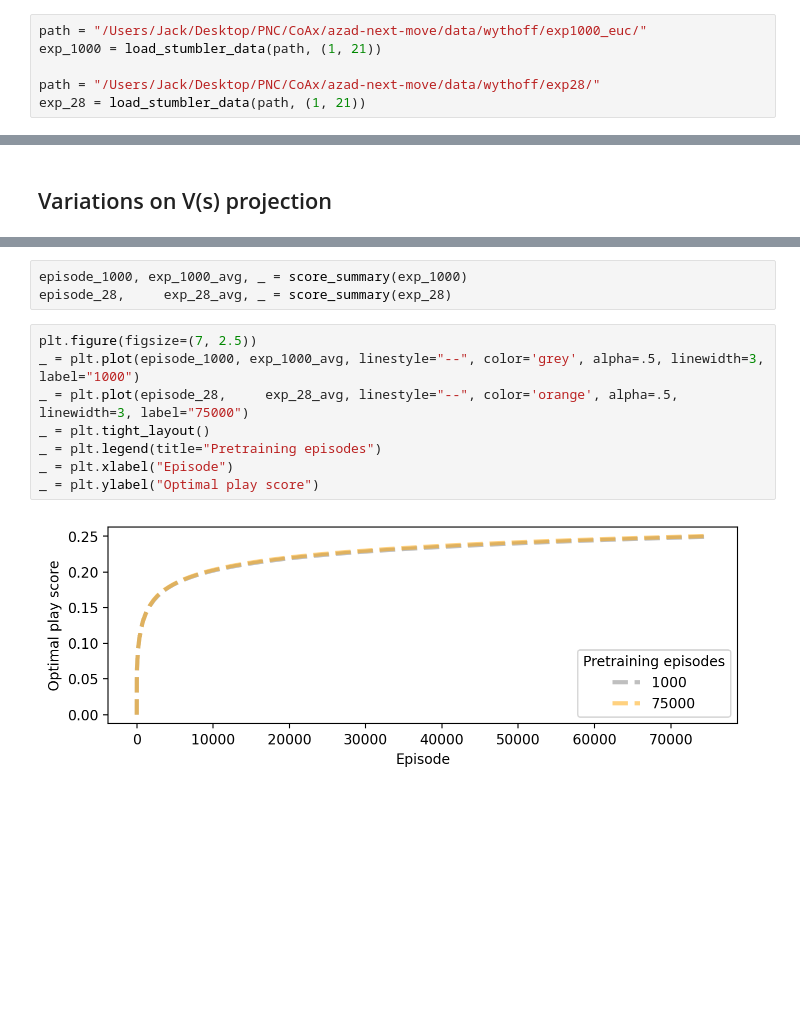
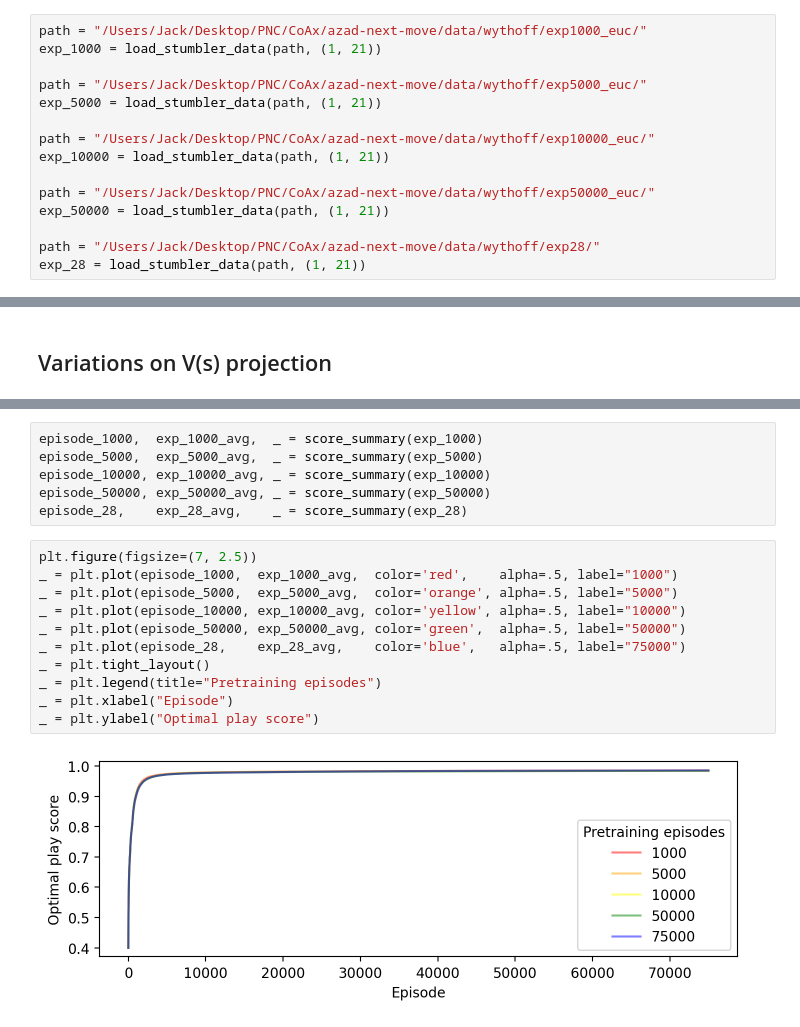
Before and after one commit to CoAxLab/azad-next-move, a Jupyter notebook: notebooks/wythoff_exp1000_50000_euc.ipynb, the cells around one changed output, grey strips where cells are left out. Drawn from its saved outputs; the diff is of its cells as text; blank space fills up the shorter version.

Commit message:
ran and analyzed transfer after varying training amounts with the corrected imaginative play and move optimality measures

```diff
--- a/notebooks/wythoff_exp1000_50000_euc.ipynb
+++ b/notebooks/wythoff_exp1000_50000_euc.ipynb
@@ -35,6 +35,15 @@ def load_stumbler_data(path, index_range=(0, 20)):
 path = "/Users/Jack/Desktop/PNC/CoAx/azad-next-move/data/wythoff/exp1000_euc/"
 exp_1000 = load_stumbler_data(path, (1, 21))
 
+path = "/Users/Jack/Desktop/PNC/CoAx/azad-next-move/data/wythoff/exp5000_euc/"
+exp_5000 = load_stumbler_data(path, (1, 21))
+
+path = "/Users/Jack/Desktop/PNC/CoAx/azad-next-move/data/wythoff/exp10000_euc/"
+exp_10000 = load_stumbler_data(path, (1, 21))
+
+path = "/Users/Jack/Desktop/PNC/CoAx/azad-next-move/data/wythoff/exp50000_euc/"
+exp_50000 = load_stumbler_data(path, (1, 21))
+
 path = "/Users/Jack/Desktop/PNC/CoAx/azad-next-move/data/wythoff/exp28/"
 exp_28 = load_stumbler_data(path, (1, 21))
 # %%
@@ -111,13 +155,19 @@ _ = plt.ylabel("Optimal play score")
 # %%
-episode_1000, exp_1000_avg, _ = score_summary(exp_1000)
-episode_28,     exp_28_avg, _ = score_summary(exp_28)
+episode_1000,  exp_1000_avg,  _ = score_summary(exp_1000)
+episode_5000,  exp_5000_avg,  _ = score_summary(exp_5000)
+episode_10000, exp_10000_avg, _ = score_summary(exp_10000)
+episode_50000, exp_50000_avg, _ = score_summary(exp_50000)
+episode_28,    exp_28_avg,    _ = score_summary(exp_28)
 # %%
 plt.figure(figsize=(7, 2.5))
-_ = plt.plot(episode_1000, exp_1000_avg, linestyle="--", color='grey', alpha=.5, linewidth=3, label="1000")
-_ = plt.plot(episode_28,     exp_28_avg, linestyle="--", color='orange', alpha=.5, linewidth=3, label="75000")
+_ = plt.plot(episode_1000,  exp_1000_avg,  color='red',    alpha=.5, label="1000")
+_ = plt.plot(episode_5000,  exp_5000_avg,  color='orange', alpha=.5, label="5000")
+_ = plt.plot(episode_10000, exp_10000_avg, color='yellow', alpha=.5, label="10000")
+_ = plt.plot(episode_50000, exp_50000_avg, color='green',  alpha=.5, label="50000")
+_ = plt.plot(episode_28,    exp_28_avg,    color='blue',   alpha=.5, label="75000")
 _ = plt.tight_layout()
 _ = plt.legend(title="Pretraining episodes")
 _ = plt.xlabel("Episode")
 _ = plt.ylabel("Optimal play score")
 # %% [output]
-[figure, old version]
+[figure, new version]
```
Also changed, not shown: parts of 7 cells of this notebook, 3 other files.
